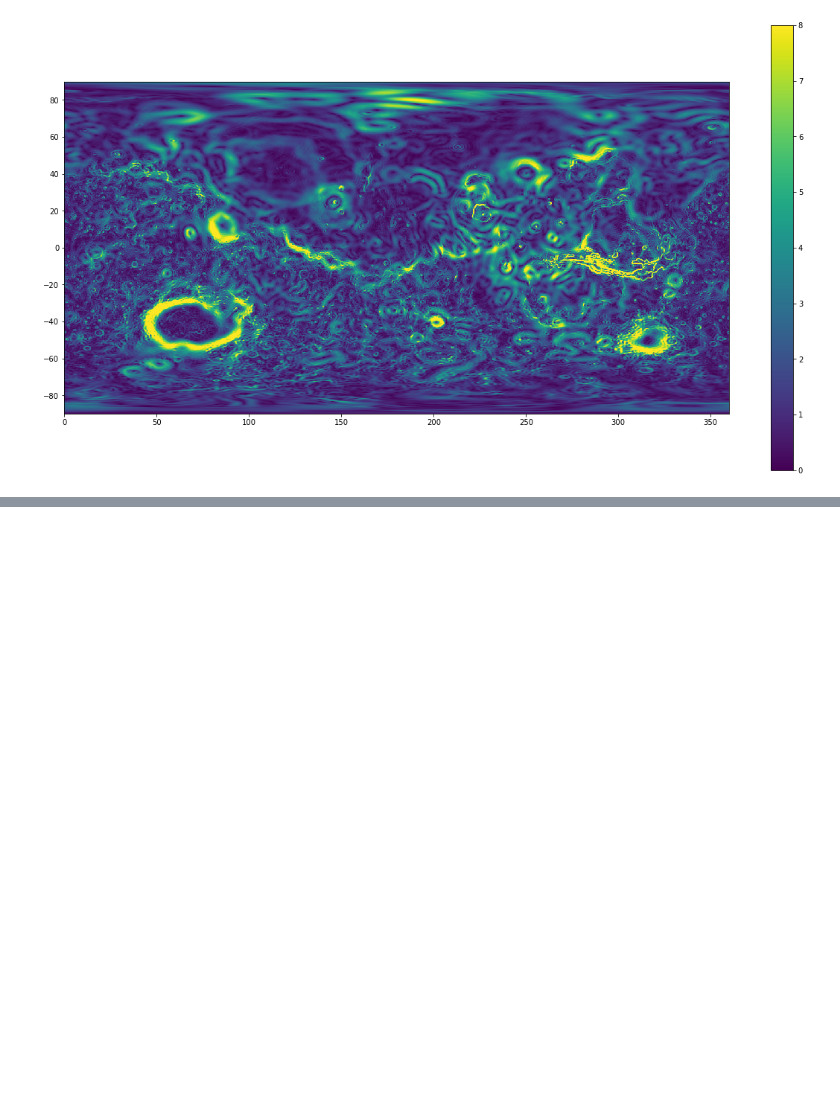
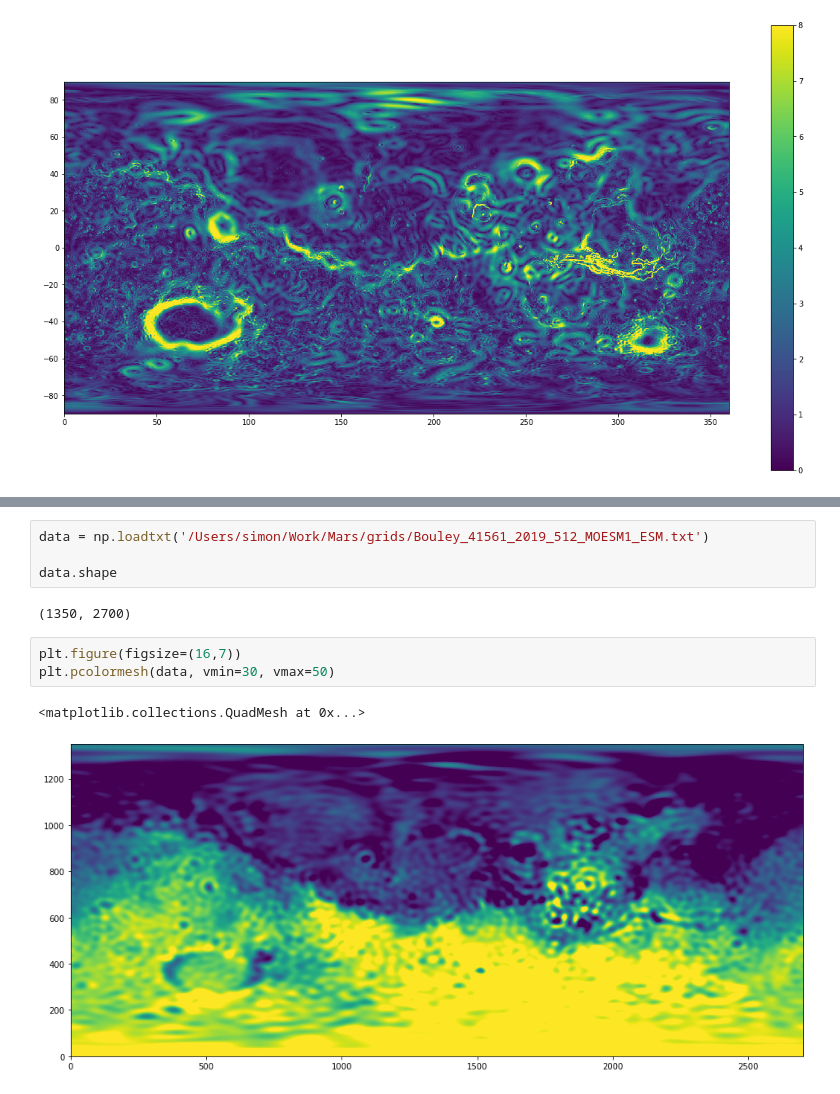
Before and after one commit to siwill22/mars, a Jupyter notebook: mars_crustal_thickness.ipynb, the cells around one changed output, grey strips where cells are left out. Cells and saved outputs as stored; diff of their text form; blank space fills up the shorter version.

```diff
--- a/mars_crustal_thickness.ipynb
+++ b/mars_crustal_thickness.ipynb
@@ -383,0 +384,12 @@ plt.show()
+# %%
+data = np.loadtxt('/Users/simon/Work/Mars/grids/Bouley_41561_2019_512_MOESM1_ESM.txt')
+
+data.shape
+# %% [output]
+(1350, 2700)
+# %%
+plt.figure(figsize=(16,7))
+plt.pcolormesh(data, vmin=30, vmax=50)
+# %% [output]
+<matplotlib.collections.QuadMesh at 0x...>
+[figure, added]
```
Also changed, not shown: parts of 1 cell of this notebook.
